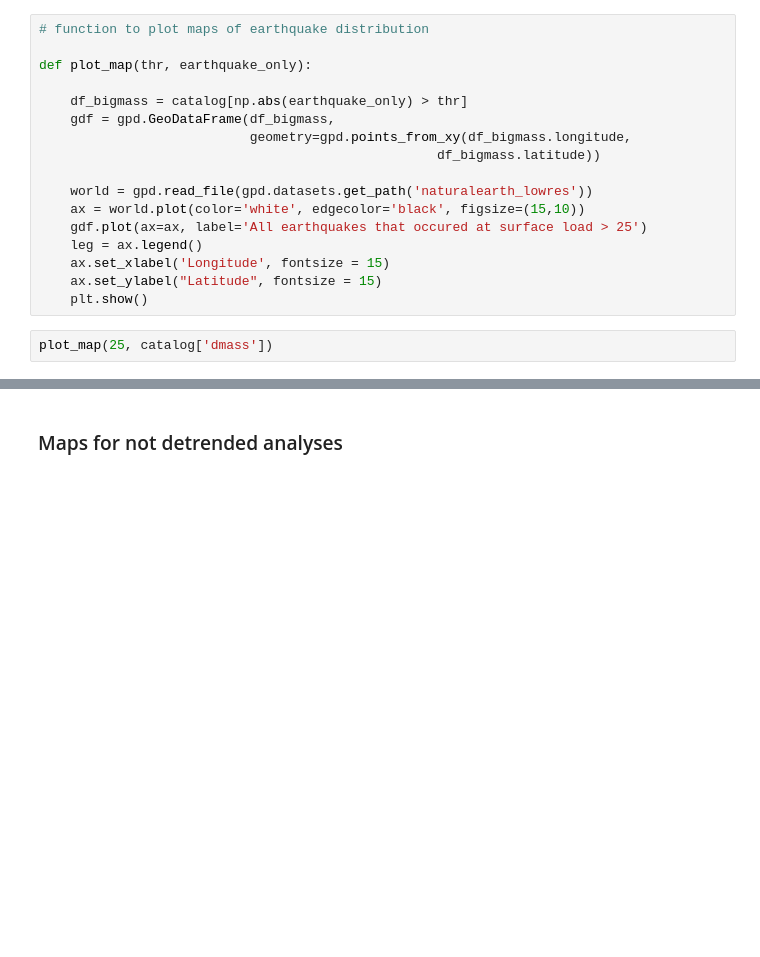
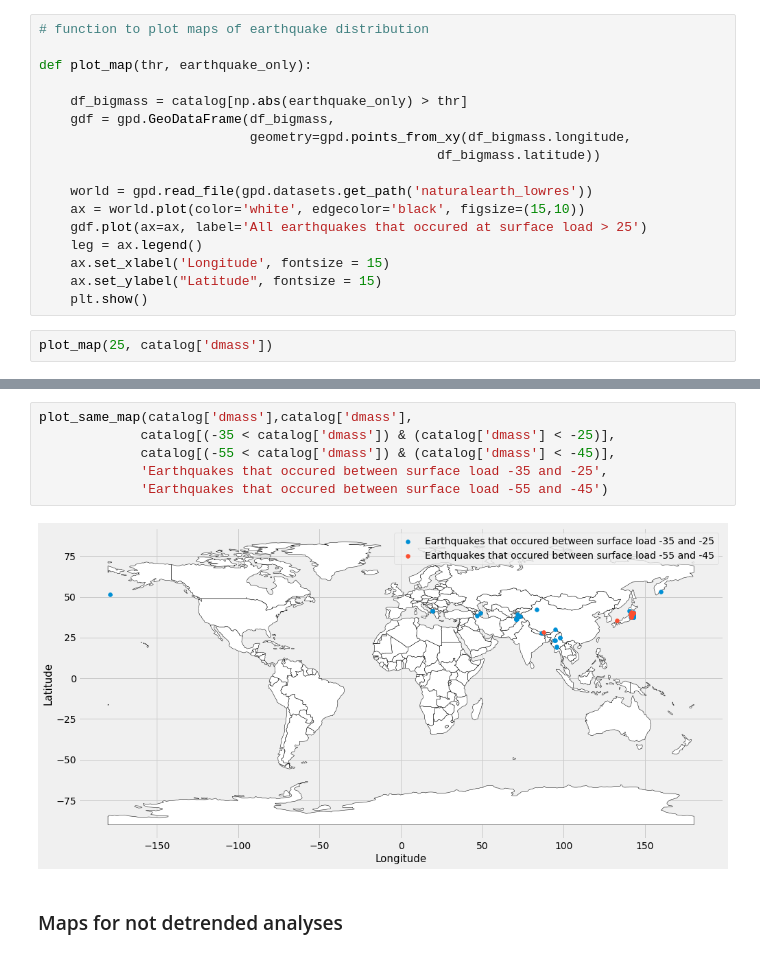
Before and after one commit to epic-research-group/surface-load-quakes, a Jupyter notebook: surface-load-earthquake-relationship.ipynb, the cells around one changed output, grey strips where cells are left out. Drawn from its saved outputs; the diff is of its cells as text; blank space fills up the shorter version.

```diff
--- a/surface-load-earthquake-relationship.ipynb
+++ b/surface-load-earthquake-relationship.ipynb
@@ -231,3 +247,11 @@ plt.show()
+# %%
+plot_same_map(catalog['dmass'],catalog['dmass'],
+             catalog[(-35 < catalog['dmass']) & (catalog['dmass'] < -25)],
+             catalog[(-55 < catalog['dmass']) & (catalog['dmass'] < -45)],
+             'Earthquakes that occured between surface load -35 and -25',
+             'Earthquakes that occured between surface load -55 and -45')
+# %% [output]
+[figure, added]
 # %% [markdown]
 ### Maps for not detrended analyses
 # %%
```
Also changed, not shown: parts of 8 cells of this notebook.
